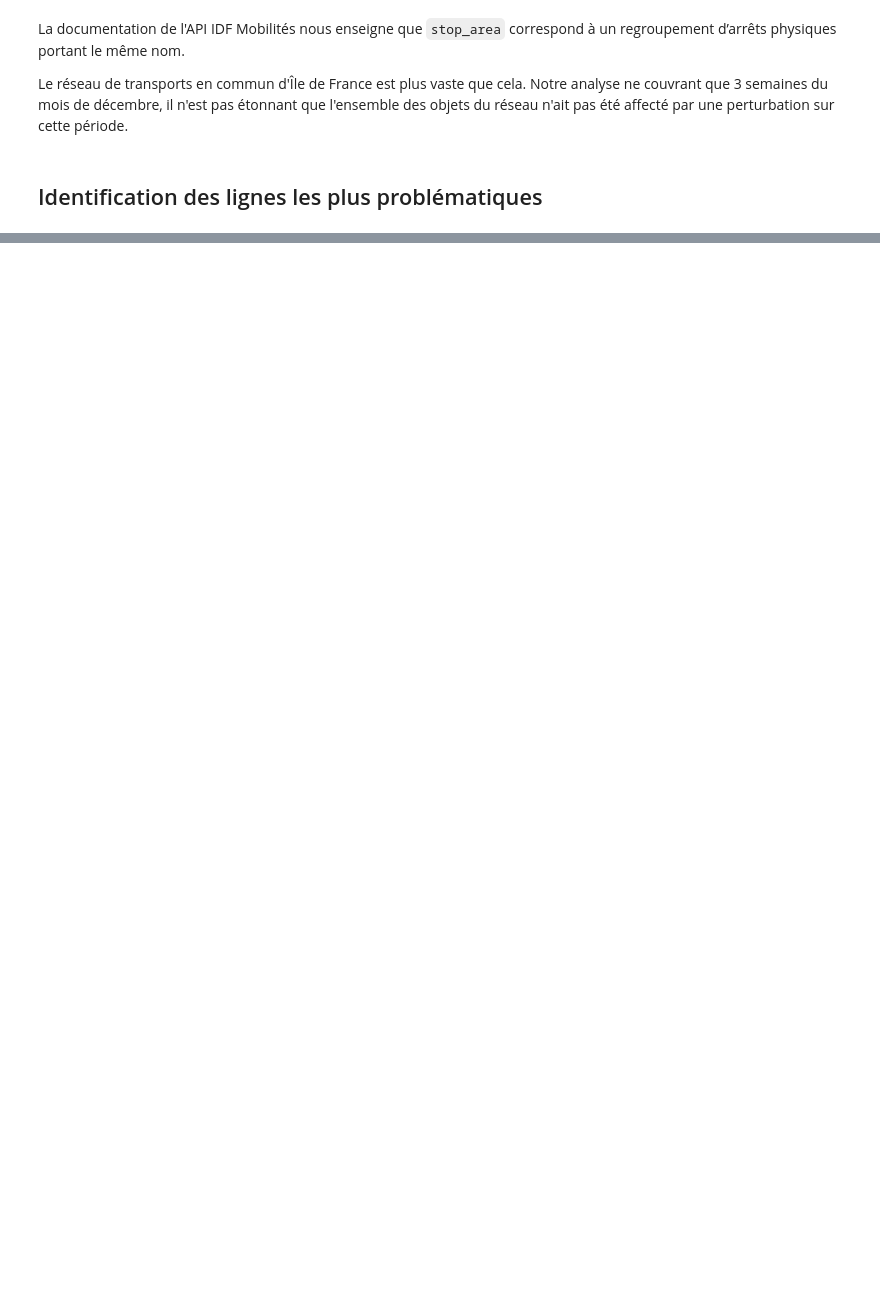
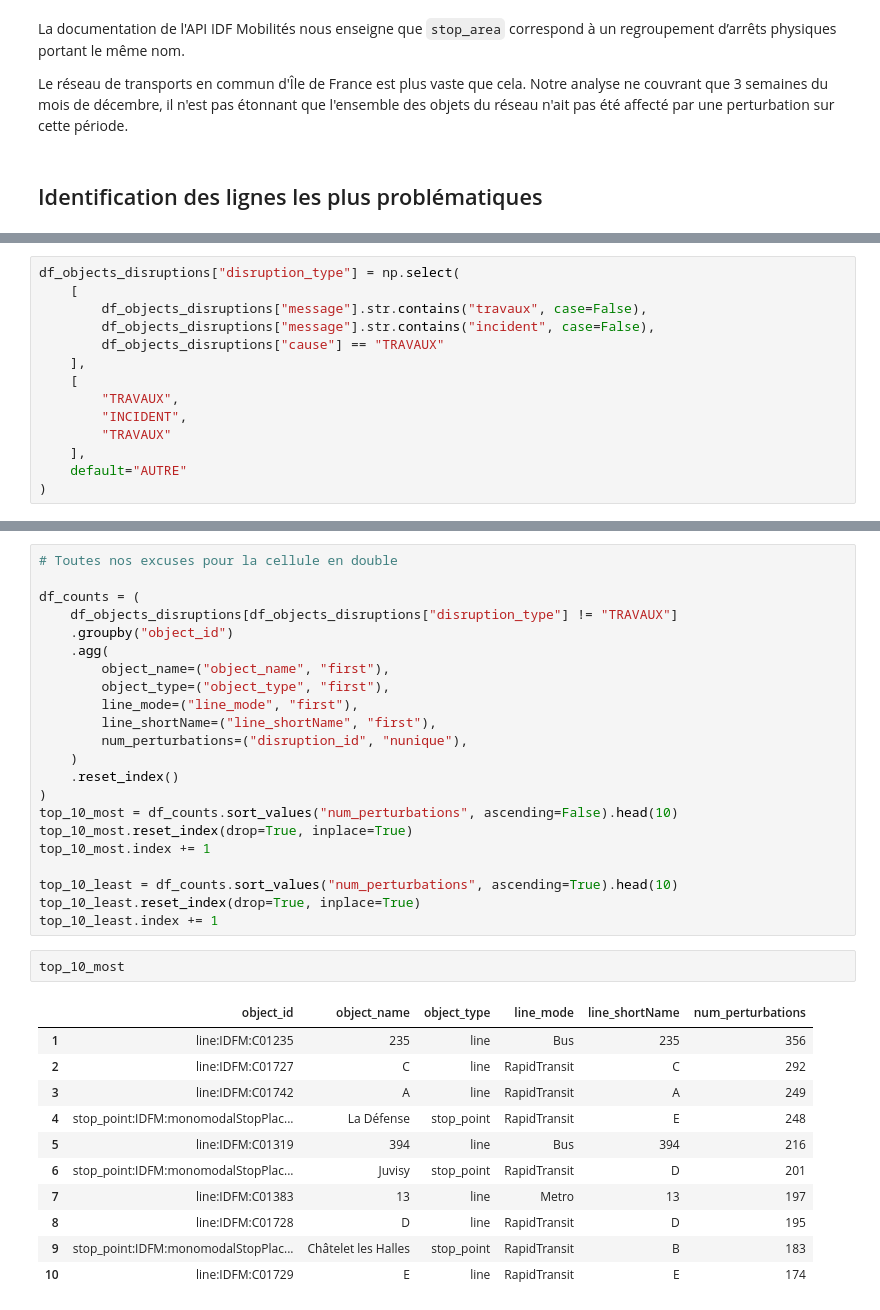
Before and after one commit to L-a-r-t/projet-python-datascience-2A, a Jupyter notebook: src/analysis.ipynb, the cells around one changed output, grey strips where cells are left out. Saved outputs shown, nothing was run; the diff lists cells and outputs as text; blank space fills up the shorter version.

```diff
--- a/src/analysis.ipynb
+++ b/src/analysis.ipynb
@@ -392,0 +568,14 @@ On s'attend à priori à ce que les lignes les plus fréquentées (métro, RER..
+# %%
+df_objects_disruptions["disruption_type"] = np.select(
+    [
+        df_objects_disruptions["message"].str.contains("travaux", case=False),
+        df_objects_disruptions["message"].str.contains("incident", case=False),
+        df_objects_disruptions["cause"] == "TRAVAUX"
+    ],
+    [
+        "TRAVAUX",
+        "INCIDENT",
+        "TRAVAUX"
+    ],
+    default="AUTRE"
+)
@@ -392,0 +591,36 @@ On s'attend à priori à ce que les lignes les plus fréquentées (métro, RER..
+# %%
+# Toutes nos excuses pour la cellule en double
+
+df_counts = (
+    df_objects_disruptions[df_objects_disruptions["disruption_type"] != "TRAVAUX"]
+    .groupby("object_id")
+    .agg(
+        object_name=("object_name", "first"),
+        object_type=("object_type", "first"),
+        line_mode=("line_mode", "first"),
+        line_shortName=("line_shortName", "first"),
+        num_perturbations=("disruption_id", "nunique"),
+    )
+    .reset_index()
+)
+top_10_most = df_counts.sort_values("num_perturbations", ascending=False).head(10)
+top_10_most.reset_index(drop=True, inplace=True)
+top_10_most.index += 1
+
+top_10_least = df_counts.sort_values("num_perturbations", ascending=True).head(10)
+top_10_least.reset_index(drop=True, inplace=True)
+top_10_least.index += 1
+# %%
+top_10_most
+# %% [output]
+|  | object_id | object_name | object_type | line_mode | line_shortName | num_perturbations |
+| 1 | line:IDFM:C01235 | 235 | line | Bus | 235 | 356 |
+| 2 | line:IDFM:C01727 | C | line | RapidTransit | C | 292 |
+| 3 | line:IDFM:C01742 | A | line | RapidTransit | A | 249 |
+| 4 | stop_point:IDFM:monomodalStopPlac... | La Défense | stop_point | RapidTransit | E | 248 |
+| 5 | line:IDFM:C01319 | 394 | line | Bus | 394 | 216 |
+| 6 | stop_point:IDFM:monomodalStopPlac... | Juvisy | stop_point | RapidTransit | D | 201 |
+| 7 | line:IDFM:C01383 | 13 | line | Metro | 13 | 197 |
+| 8 | line:IDFM:C01728 | D | line | RapidTransit | D | 195 |
+| 9 | stop_point:IDFM:monomodalStopPlac... | Châtelet les Halles | stop_point | RapidTransit | B | 183 |
+| 10 | line:IDFM:C01729 | E | line | RapidTransit | E | 174 |
```
Also changed, not shown: parts of 27 cells of this notebook, 1 other file.
